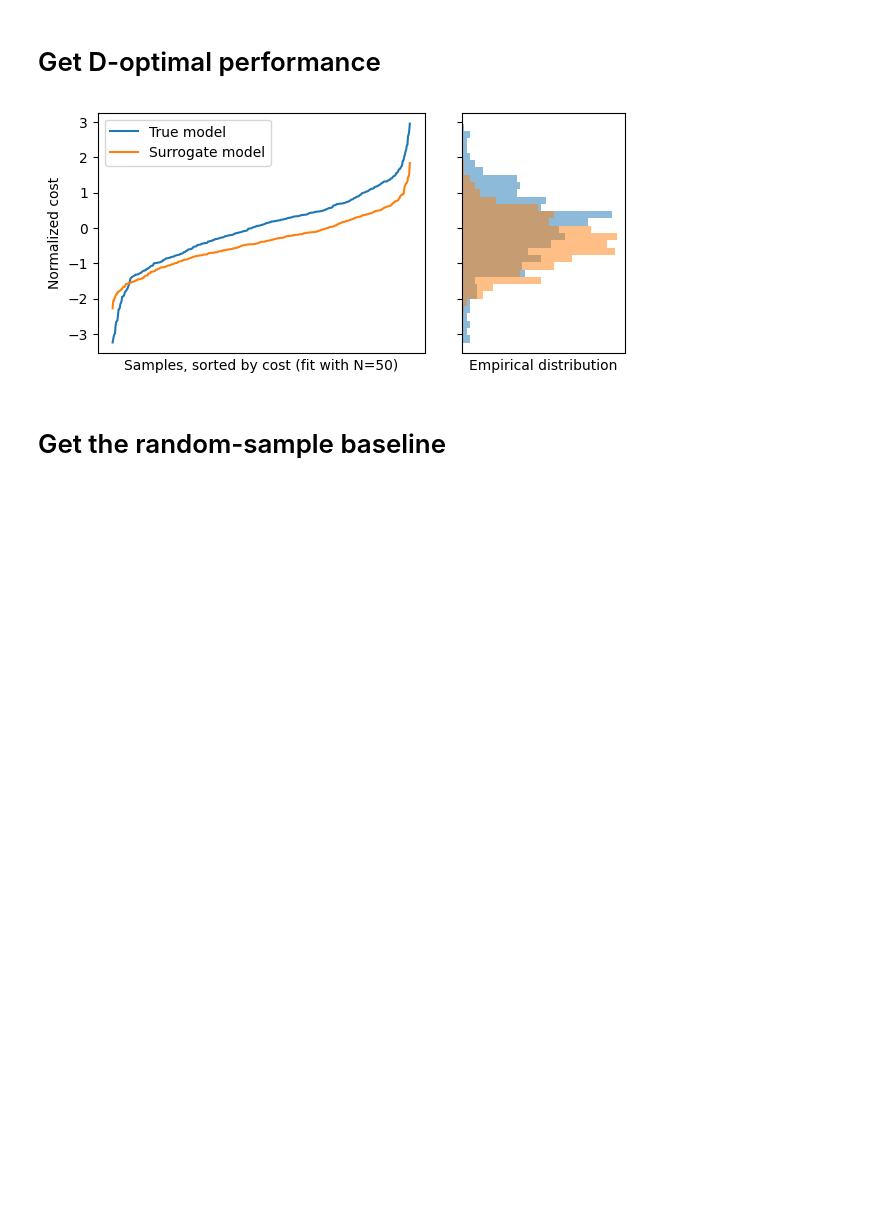
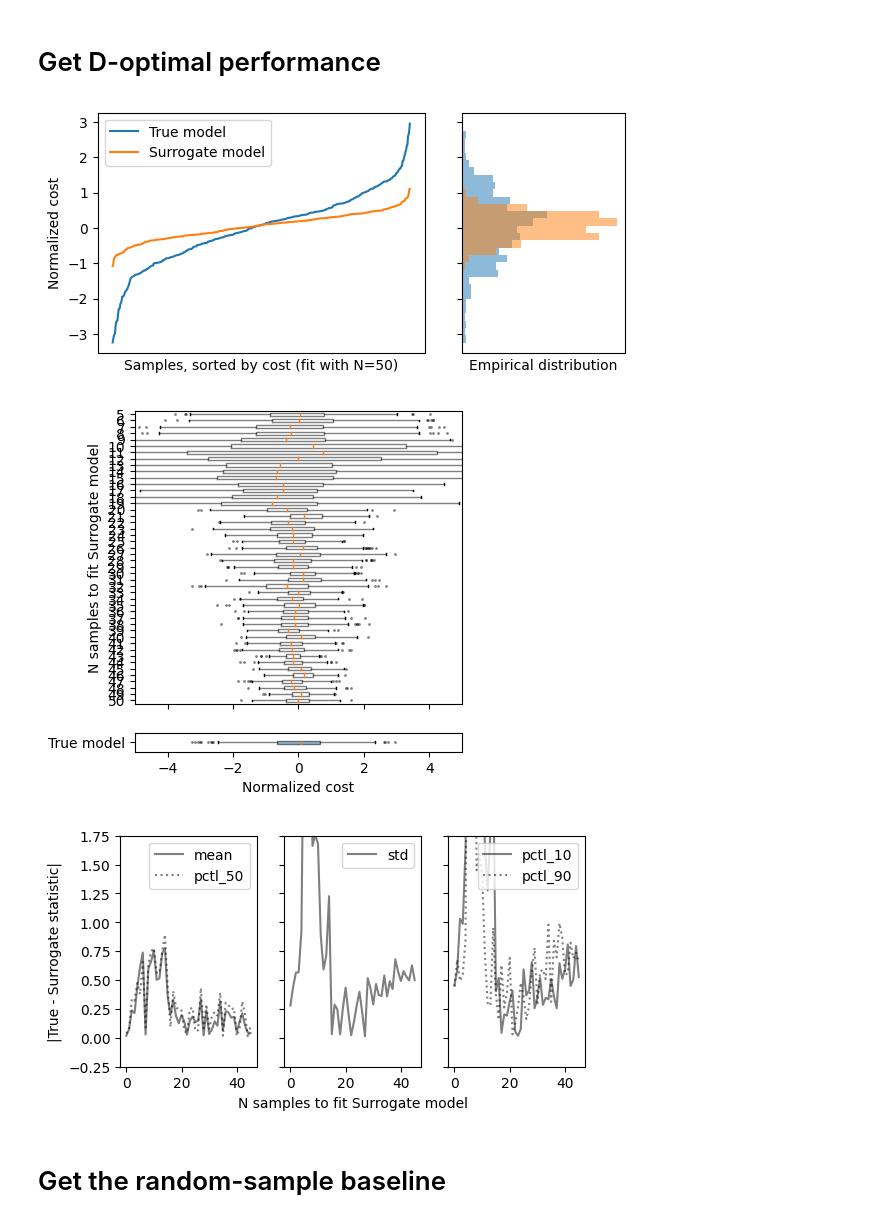
Before and after one commit to etrieschman/grid-planner, a Jupyter notebook: code/test_oneshot_opt.ipynb, the cells around one changed output. Saved outputs shown, nothing was run; the diff lists cells and outputs as text; code cells hidden in the pictures; blank space fills up the shorter version.

```diff
--- a/code/test_oneshot_opt.ipynb
+++ b/code/test_oneshot_opt.ipynb
@@ -17,11 +17,11 @@ from utils import *
 # %% [markdown]
 # Test one shot sampling techniques
 # %%
-def lin_opt(X, Xt, f, N, n0, step):
+def lin_opt(X, Xt, f, N, n0, disable=True):
     fpreds = {}
     runtimes = []
 
-    for k in tqdm(range(n0, N+step, step), disable=False):
+    for k in tqdm(range(n0, N+step), disable=disable):
         time_start = timeit.default_timer()
         if Xt is None:
             xk_idxs = np.random.randint(0, len(X), k)
@@ -107,21 +107,23 @@ for stat in stats:
     diff = np.abs(results_dopt[stat][0] - results_true[stat][0])
     diff_results.add(stat, diff)
 # %%
-fpreds_dopt, runtimes_dopt = lin_opt(Xscale, Xt, fscale, 50, 48, step)
+fpreds_dopt, runtimes_dopt = lin_opt(Xscale, Xt, fscale, N, n0, disable=False)
 results_dopt = get_stats(fscale, fpreds_dopt)
 results_dopt['runtime'] = runtimes_dopt
 # %%
 pre = 'dopt'
 results, fpreds = results_dopt, fpreds_dopt
 
 file_names = [None, None, None]
 if save_mode:
-    file_names = [pre+'_dist', pre+'_boxplot', pre+'_statsboot']
-plot_dist(fscale, fpred_dopt, N=N, bins=30, save_file=file_names[0])
-# plot_boxplots(fscale, fpreds, xlim=(-5, 5), save_file=file_names[1])
-# plot_stats(results_true, results, save_file=file_names[2])
+    file_names = [pre+'_dist', pre+'_boxplot', pre+'_stats']
+plot_dist(fscale, fpreds[N-1], N=N, bins=30, save_file=file_names[0])
+plot_boxplots(fscale, fpreds, xlim=(-5, 5), save_file=file_names[1])
+plot_stats(results_true, results, save_file=file_names[2])
 # %% [output]
-[figure, old version]
+[figure, new version]
+[figure, added]
+[figure, added]
 # %% [markdown]
 # Get the random-sample baseline
 # %%
```
Also changed, not shown: parts of 5 cells of this notebook, 16 other files.
